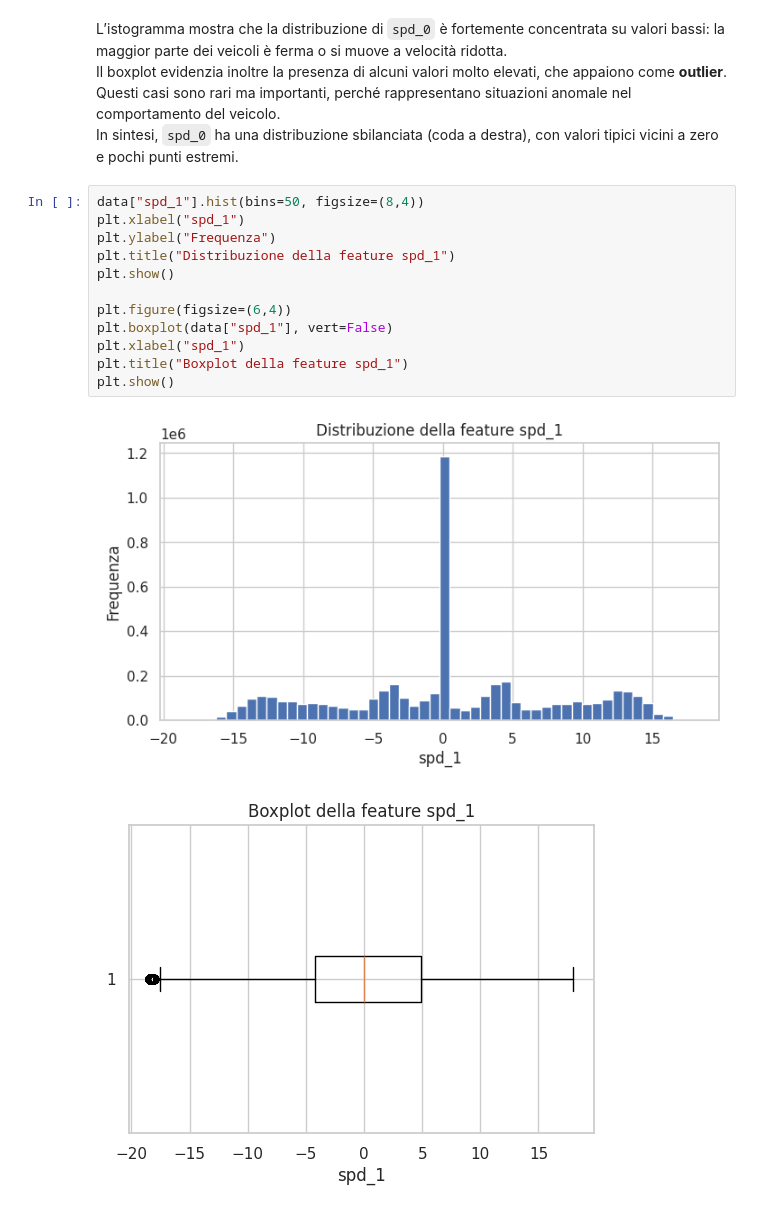
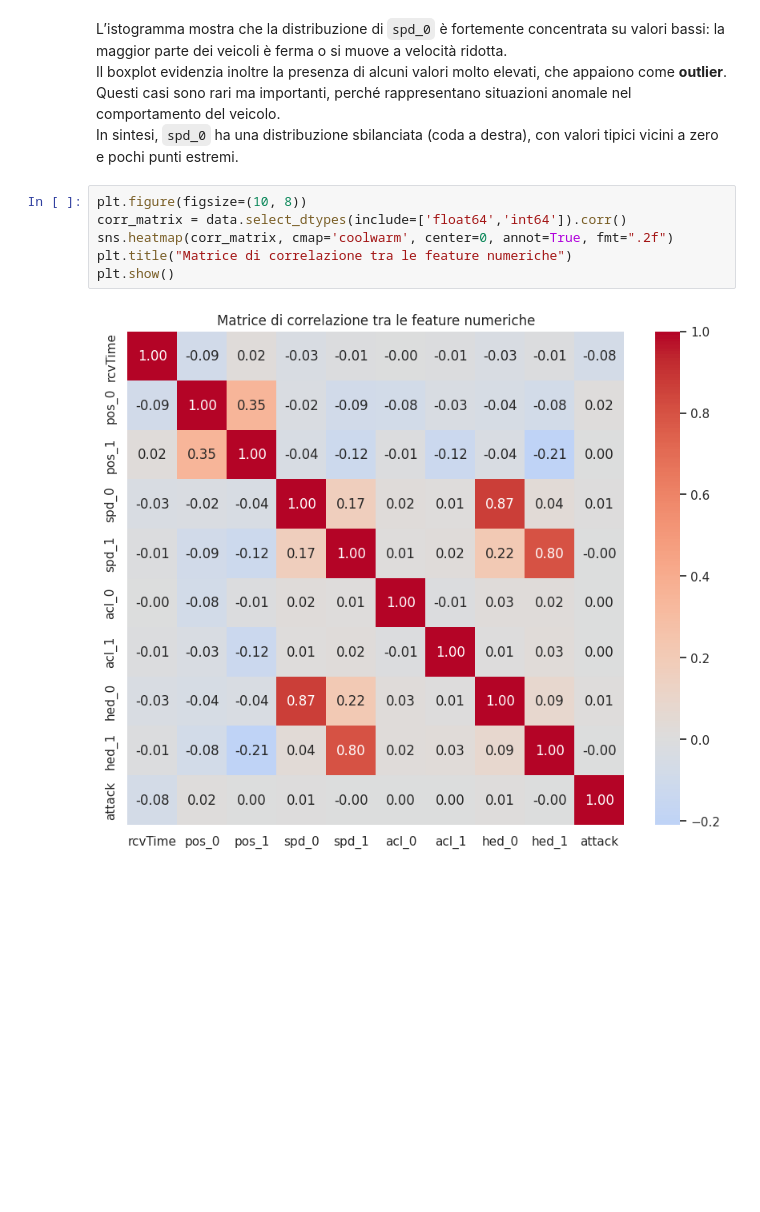
Before and after one commit to gar-nov/tirocinio, a Jupyter notebook: EDA.ipynb, the cells around one changed output. Cells and saved outputs as stored; diff of their text form; blank space fills up the shorter version.

```diff
--- a/EDA.ipynb
+++ b/EDA.ipynb
@@ -300,18 +319,11 @@ L’istogramma mostra che la distribuzione di `spd_0` è fortemente concentrata
 Il boxplot evidenzia inoltre la presenza di alcuni valori molto elevati, che appaiono come **outlier**.
 Questi casi sono rari ma importanti, perché rappresentano situazioni anomale nel comportamento del veicolo.
 In sintesi, `spd_0` ha una distribuzione sbilanciata (coda a destra), con valori tipici vicini a zero e pochi punti estremi.
-# %%
-data["spd_1"].hist(bins=50, figsize=(8,4))
-plt.xlabel("spd_1")
-plt.ylabel("Frequenza")
-plt.title("Distribuzione della feature spd_1")
-plt.show()
-
-plt.figure(figsize=(6,4))
-plt.boxplot(data["spd_1"], vert=False)
-plt.xlabel("spd_1")
-plt.title("Boxplot della feature spd_1")
-plt.show()
-# %% [output]
-[figure, removed]
-[figure, removed]
+# %%
+plt.figure(figsize=(10, 8))
+corr_matrix = data.select_dtypes(include=['float64','int64']).corr()
+sns.heatmap(corr_matrix, cmap='coolwarm', center=0, annot=True, fmt=".2f")
+plt.title("Matrice di correlazione tra le feature numeriche")
+plt.show()
+# %% [output]
+[figure, added]
```
Also changed, not shown: parts of 3 cells of this notebook.
